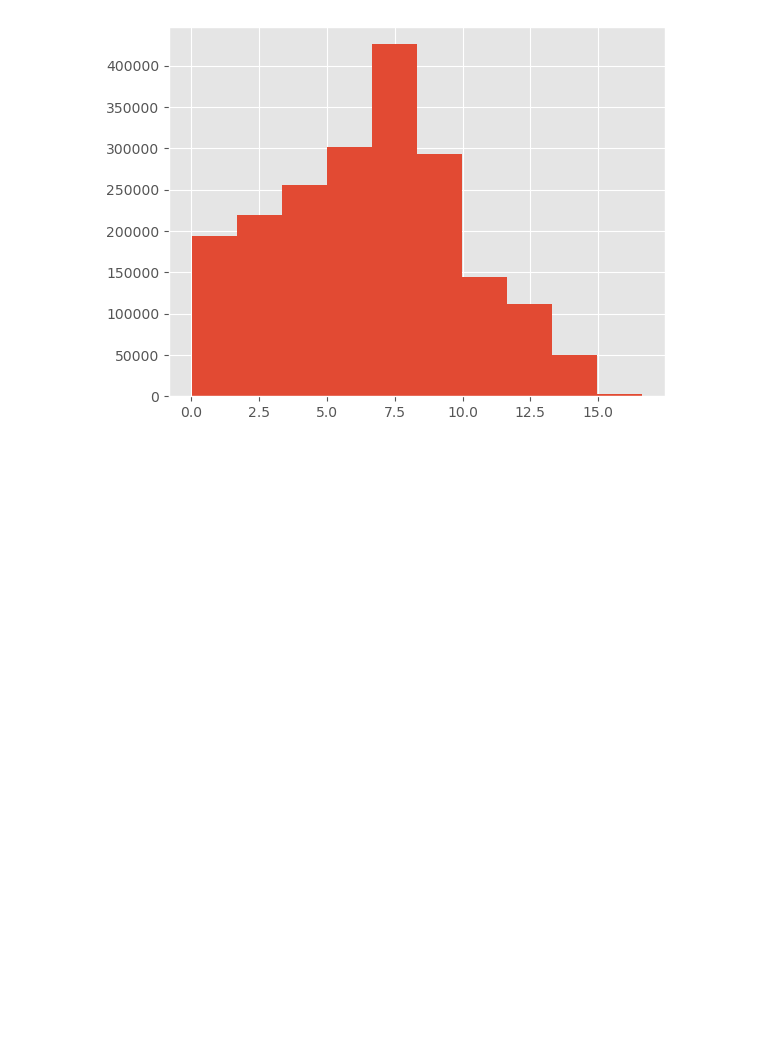
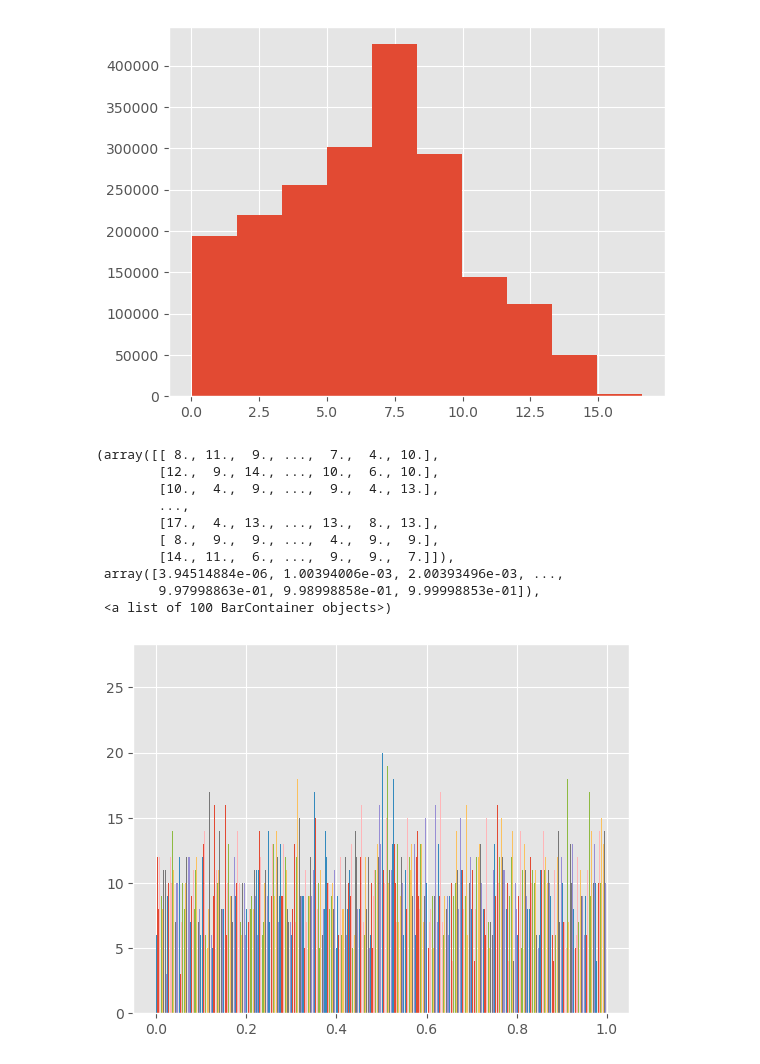
Before and after one commit to annapfenner/Springboard, a Jupyter notebook: 1605005916_Euclidean_and_Manhattan_Distances_Case_Study_11102020/Euclidean_and_Manhattan_Distances_Case_Study.ipynb, the cells around one changed output. Saved outputs shown, nothing was run; the diff lists cells and outputs as text; code cells hidden in the pictures; blank space fills up the shorter version.

```diff
--- a/1605005916_Euclidean_and_Manhattan_Distances_Case_Study_11102020/Euclidean_and_Manhattan_Distances_Case_Study.ipynb
+++ b/1605005916_Euclidean_and_Manhattan_Distances_Case_Study_11102020/Euclidean_and_Manhattan_Distances_Case_Study.ipynb
@@ -114,3 +131,17 @@ plt.hist(DistManhattan, bins=10)
         1.33081882e+01, 1.49704782e+01, 1.66327682e+01]),
  <BarContainer object of 10 artists>)
 [figure]
+# %%
+plt.hist(largeMat, bins=1000)
+# %% [output]
+(array([[ 8., 11.,  9., ...,  7.,  4., 10.],
+        [12.,  9., 14., ..., 10.,  6., 10.],
+        [10.,  4.,  9., ...,  9.,  4., 13.],
+        ...,
+        [17.,  4., 13., ..., 13.,  8., 13.],
+        [ 8.,  9.,  9., ...,  4.,  9.,  9.],
+        [14., 11.,  6., ...,  9.,  9.,  7.]]),
+ array([3.94514884e-06, 1.00394006e-03, 2.00393496e-03, ...,
+        9.97998863e-01, 9.98998858e-01, 9.99998853e-01]),
+ <a list of 100 BarContainer objects>)
+[figure, added]
```
Also changed, not shown: parts of 4 cells of this notebook.
